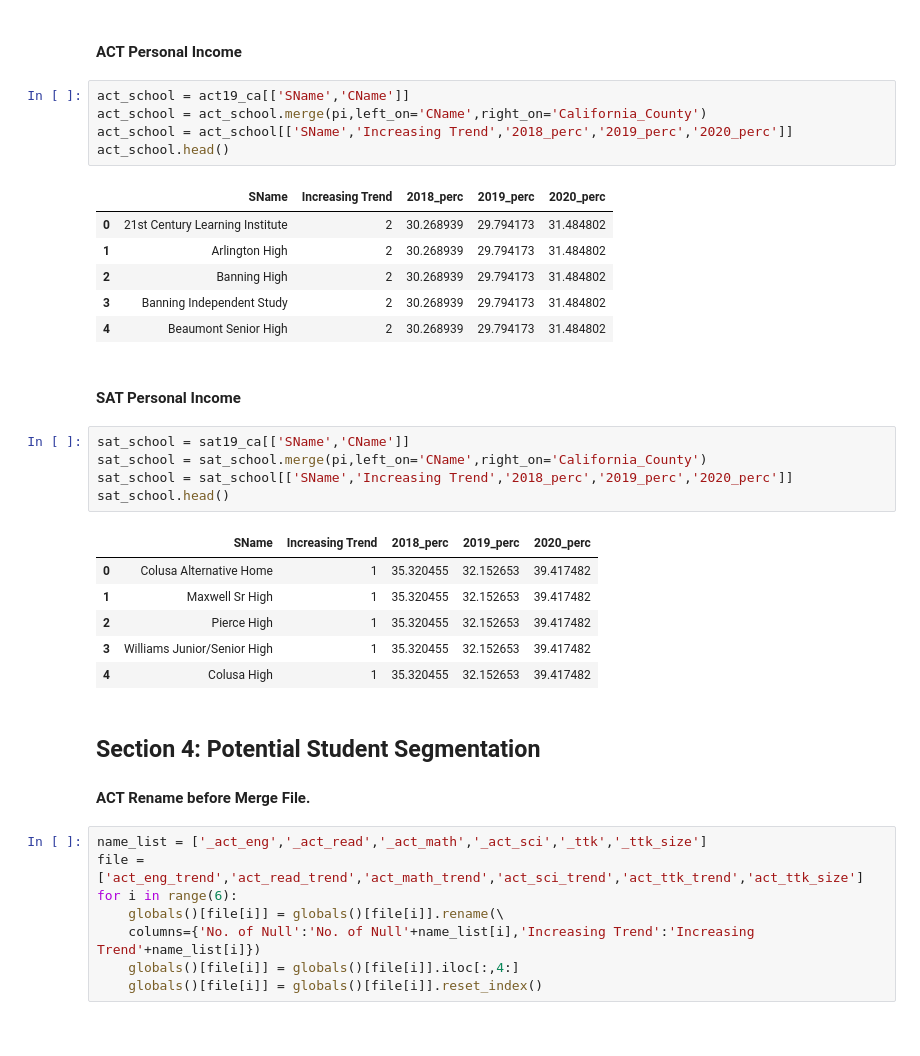
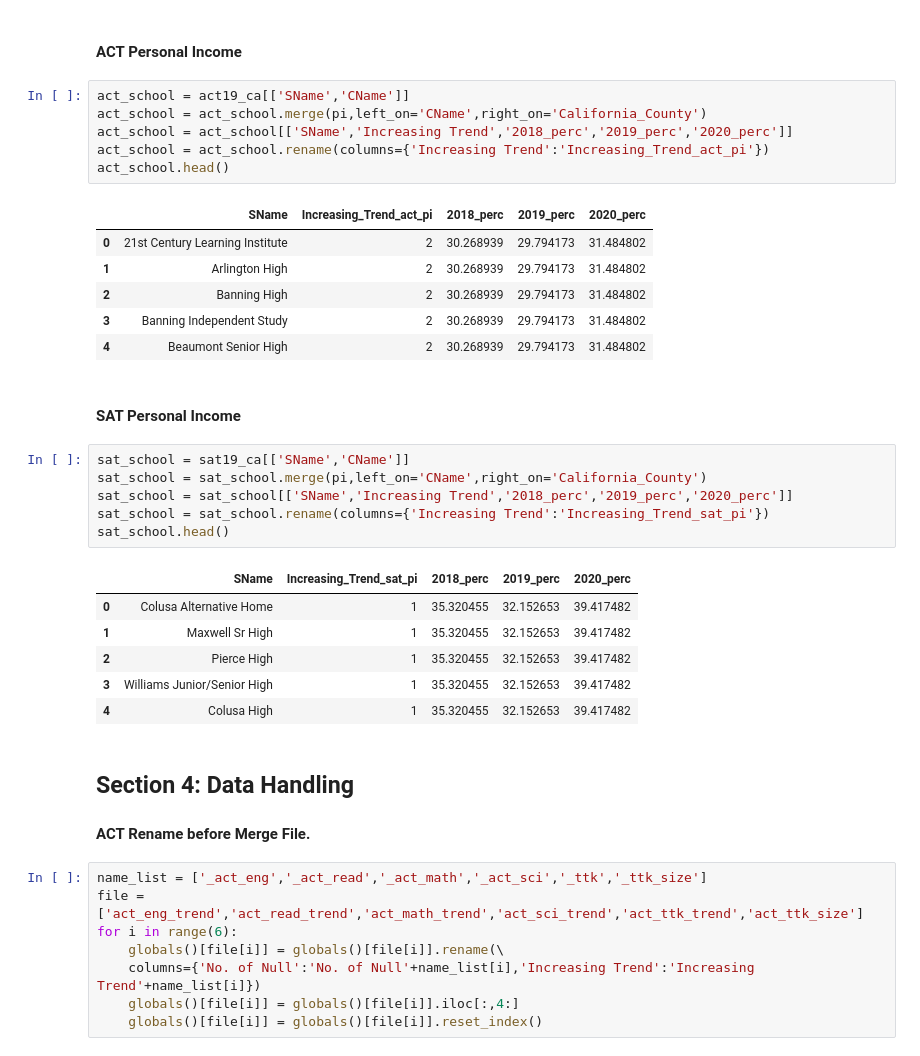
Before and after one commit to WarintornNawong/DSI_Project1, a Jupyter notebook: project1_test.ipynb, the cells around one changed output. Drawn from its saved outputs; the diff is of its cells as text.

```diff
--- a/project1_test.ipynb
+++ b/project1_test.ipynb
@@ -753,10 +753,11 @@ pi.head()
 # %%
 act_school = act19_ca[['SName','CName']]
 act_school = act_school.merge(pi,left_on='CName',right_on='California_County')
 act_school = act_school[['SName','Increasing Trend','2018_perc','2019_perc','2020_perc']]
+act_school = act_school.rename(columns={'Increasing Trend':'Increasing_Trend_act_pi'})
 act_school.head()
 # %% [output]
-|  | SName | Increasing Trend | 2018_perc | 2019_perc | 2020_perc |
+|  | SName | Increasing_Trend_act_pi | 2018_perc | 2019_perc | 2020_perc |
 | 0 | 21st Century Learning Institute | 2 | 30.268939 | 29.794173 | 31.484802 |
 | 1 | Arlington High | 2 | 30.268939 | 29.794173 | 31.484802 |
 | 2 | Banning High | 2 | 30.268939 | 29.794173 | 31.484802 |
@@ -768,16 +769,17 @@ act_school.head()
 sat_school = sat19_ca[['SName','CName']]
 sat_school = sat_school.merge(pi,left_on='CName',right_on='California_County')
 sat_school = sat_school[['SName','Increasing Trend','2018_perc','2019_perc','2020_perc']]
+sat_school = sat_school.rename(columns={'Increasing Trend':'Increasing_Trend_sat_pi'})
 sat_school.head()
 # %% [output]
-|  | SName | Increasing Trend | 2018_perc | 2019_perc | 2020_perc |
+|  | SName | Increasing_Trend_sat_pi | 2018_perc | 2019_perc | 2020_perc |
 | 0 | Colusa Alternative Home | 1 | 35.320455 | 32.152653 | 39.417482 |
 | 1 | Maxwell Sr High | 1 | 35.320455 | 32.152653 | 39.417482 |
 | 2 | Pierce High | 1 | 35.320455 | 32.152653 | 39.417482 |
 | 3 | Williams Junior/Senior High | 1 | 35.320455 | 32.152653 | 39.417482 |
 | 4 | Colusa High | 1 | 35.320455 | 32.152653 | 39.417482 |
 # %% [markdown]
-## Section 4: Potential Student Segmentation
+## Section 4: Data Handling
 #### ACT Rename before Merge File.
 # %%
 name_list = ['_act_eng','_act_read','_act_math','_act_sci','_ttk','_ttk_size']
```
Also changed, not shown: parts of 8 cells of this notebook.
